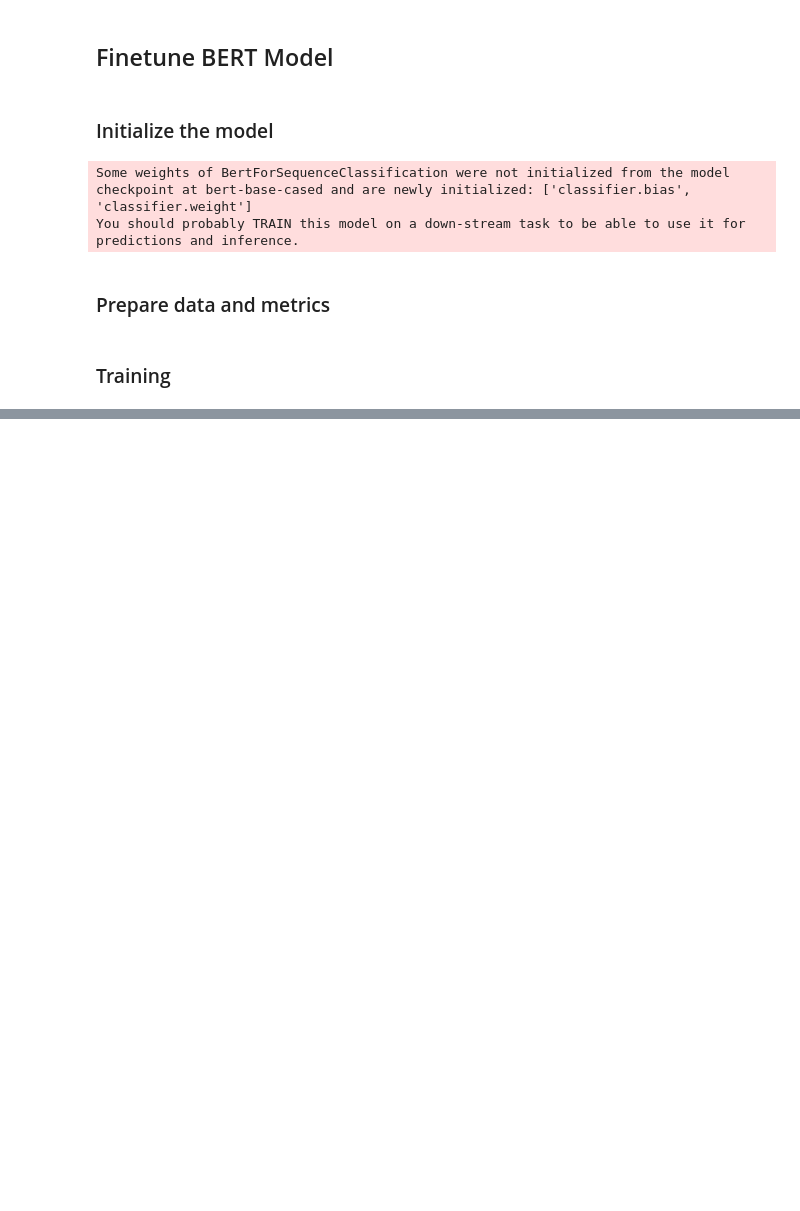
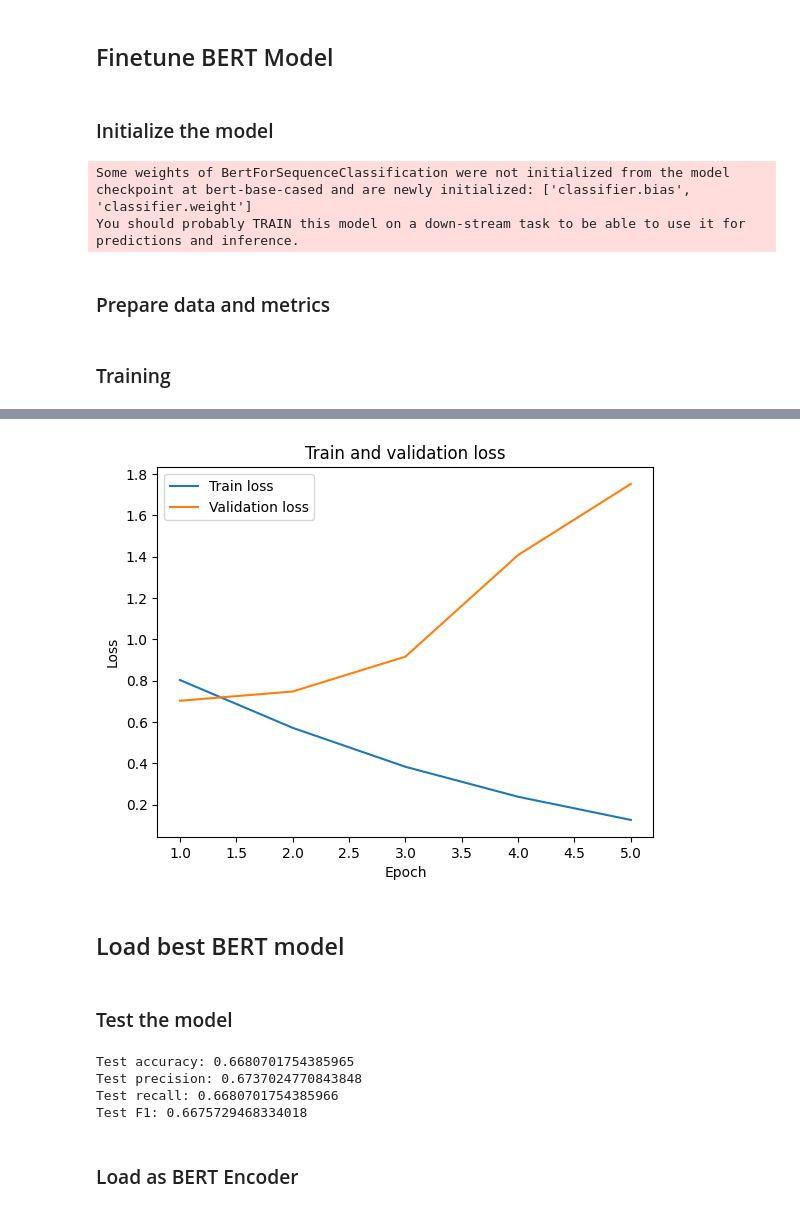
Before and after one commit to UltraArceus3/SentimentAnalysisLDA, a Jupyter notebook: main.ipynb, the cells around one changed output, grey strips where cells are left out. Drawn from its saved outputs; the diff is of its cells as text; code cells hidden in the pictures; blank space fills up the shorter version.

Commit message:
Trained + embedding extraction

```diff
--- a/main.ipynb
+++ b/main.ipynb
@@ -185,0 +222,19 @@ trainer.train()
+# %%
+train_metrics = [log_metrics[i] for i in range(len(log_metrics)) if i % 2 == 0][:-1]
+
+train_loss = [m['loss'] for m in train_metrics]
+
+epochs = np.arange(1, len(val_acc) + 1)
+
+fig, ax = plt.subplots()
+ax.plot(epochs, train_loss, label='Train loss')
+ax.plot(epochs, val_loss, label='Validation loss')
+ax.set_xlabel('Epoch')
+ax.set_ylabel('Loss')
+ax.set_title('Train and validation loss')
+ax.legend()
+plt.show()
+# %% [output]
+[figure, added]
+# %% [markdown]
+## Load best BERT model
@@ -185,0 +243,22 @@ trainer.train()
+# %% [markdown]
+### Test the model
+# %%
+best_bert = BertForSequenceClassification.from_pretrained('results/' + best_model)
+# test on test set
+predictions = trainer.predict(test_dataset)
+predictions.metrics
+
+test_acc = accuracy_score(y_test_sample, np.argmax(predictions.predictions, axis=1))
+test_precision, test_recall, test_f1, _ = precision_recall_fscore_support(y_test_sample, np.argmax(predictions.predictions, axis=1), average='macro')
+
+print('Test accuracy:', test_acc)
+print('Test precision:', test_precision)
+print('Test recall:', test_recall)
+print('Test F1:', test_f1)
+# %% [output]
+Test accuracy: 0.6680701754385965
+Test precision: 0.6737024770843848
+Test recall: 0.6680701754385966
+Test F1: 0.6675729468334018
+# %% [markdown]
+### Load as BERT Encoder
```
Also changed, not shown: parts of 10 cells of this notebook, 1 other file.
